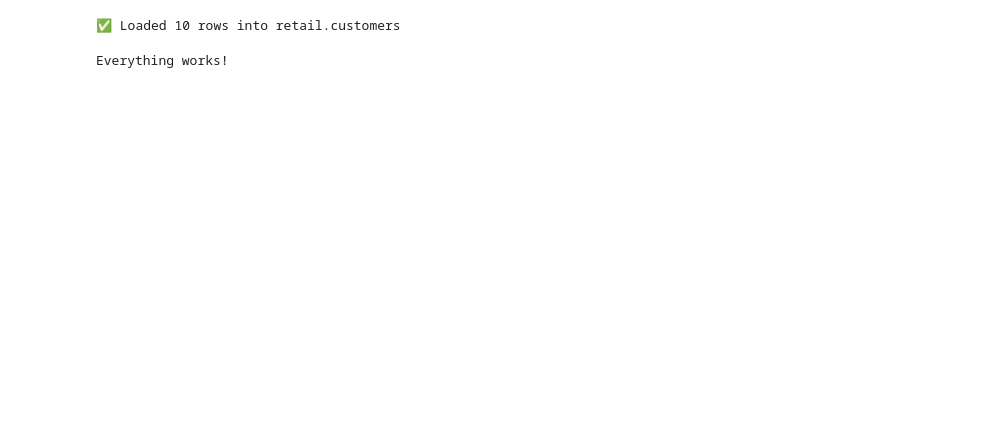
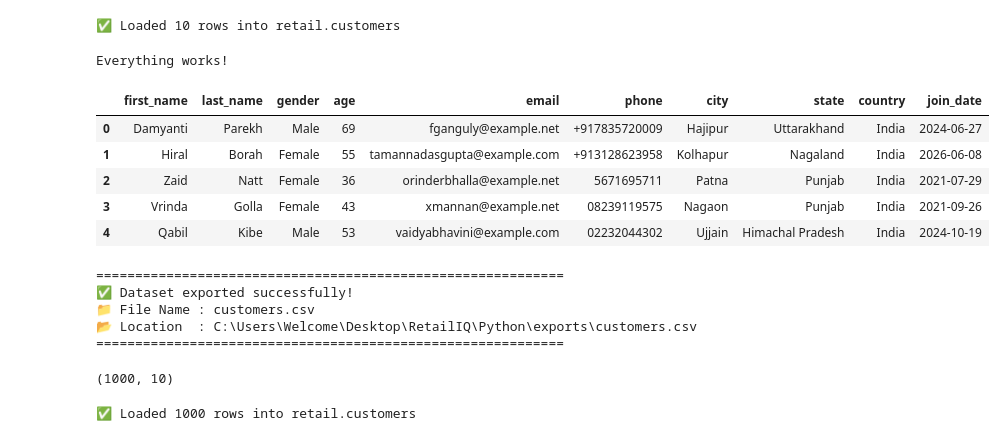
Before and after one commit to adhithyaaa2424/RetailIQ-Enterprise-Sales-Analytics-Business-Intelligence-Platform, a Jupyter notebook: Python/notebooks/08_load_to_postgresql.ipynb, the cells around one changed output. Saved outputs shown, nothing was run; the diff lists cells and outputs as text; code cells hidden in the pictures; blank space fills up the shorter version.

```diff
--- a/Python/notebooks/08_load_to_postgresql.ipynb
+++ b/Python/notebooks/08_load_to_postgresql.ipynb
@@ -90,3 +97,24 @@ from src.generators import generate_customers
 print("Everything works!")
 # %% [output]
 Everything works!
+# %%
+customers_df.head()
+# %% [output]
+|  | first_name | last_name | gender | age | email | phone | city | state | country | join_date |
+| 0 | Damyanti | Parekh | Male | 69 | fganguly@example.net | +917835720009 | Hajipur | Uttarakhand | India | 2024-06-27 |
+| 1 | Hiral | Borah | Female | 55 | tamannadasgupta@example.com | +913128623958 | Kolhapur | Nagaland | India | 2026-06-08 |
+| 2 | Zaid | Natt | Female | 36 | orinderbhalla@example.net | 5671695711 | Patna | Punjab | India | 2021-07-29 |
+| 3 | Vrinda | Golla | Female | 43 | xmannan@example.net | 08239119575 | Nagaon | Punjab | India | 2021-09-26 |
+| 4 | Qabil | Kibe | Male | 53 | vaidyabhavini@example.com | 02232044302 | Ujjain | Himachal Pradesh | India | 2024-10-19 |
+# %%
+export_to_csv(
+    customers_df,
+    "customers.csv",
+    Path("../exports")
+)
+# %% [output]
+============================================================
+✅ Dataset exported successfully!
+📁 File Name : customers.csv
+📂 Location  : C:\Users\Welcome\Desktop\RetailIQ\Python\exports\customers.csv
+============================================================
@@ -92,0 +123,15 @@ Everything works!
+# %%
+import pandas as pd
+
+customers_df = pd.read_csv("../exports/customers.csv")
+
+customers_df.shape
+# %% [output]
+(1000, 10)
+# %%
+load_dataframe(
+    customers_df,
+    "customers"
+)
+# %% [output]
+✅ Loaded 1000 rows into retail.customers
```
Also changed, not shown: parts of 5 cells of this notebook, 11 other files.
